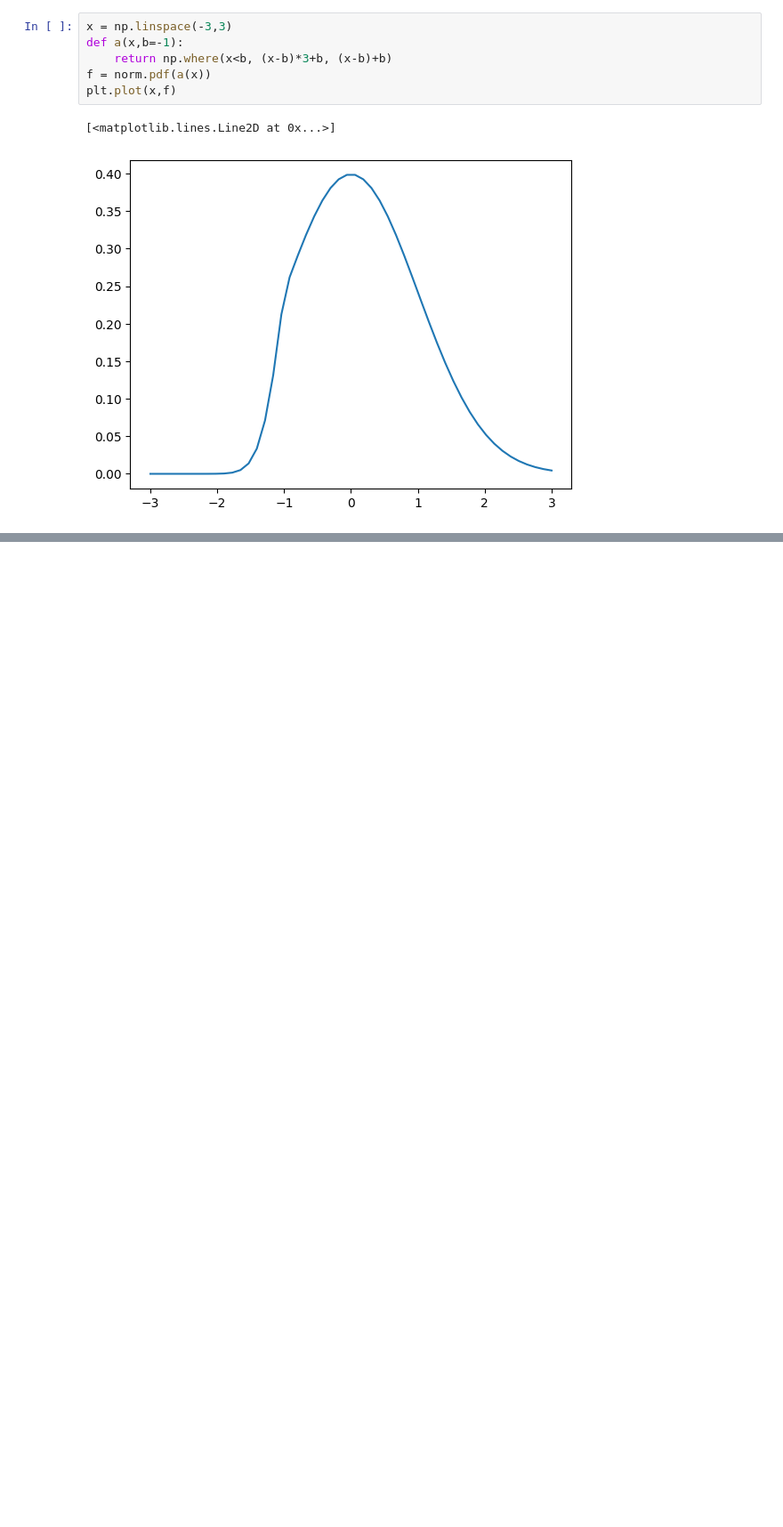
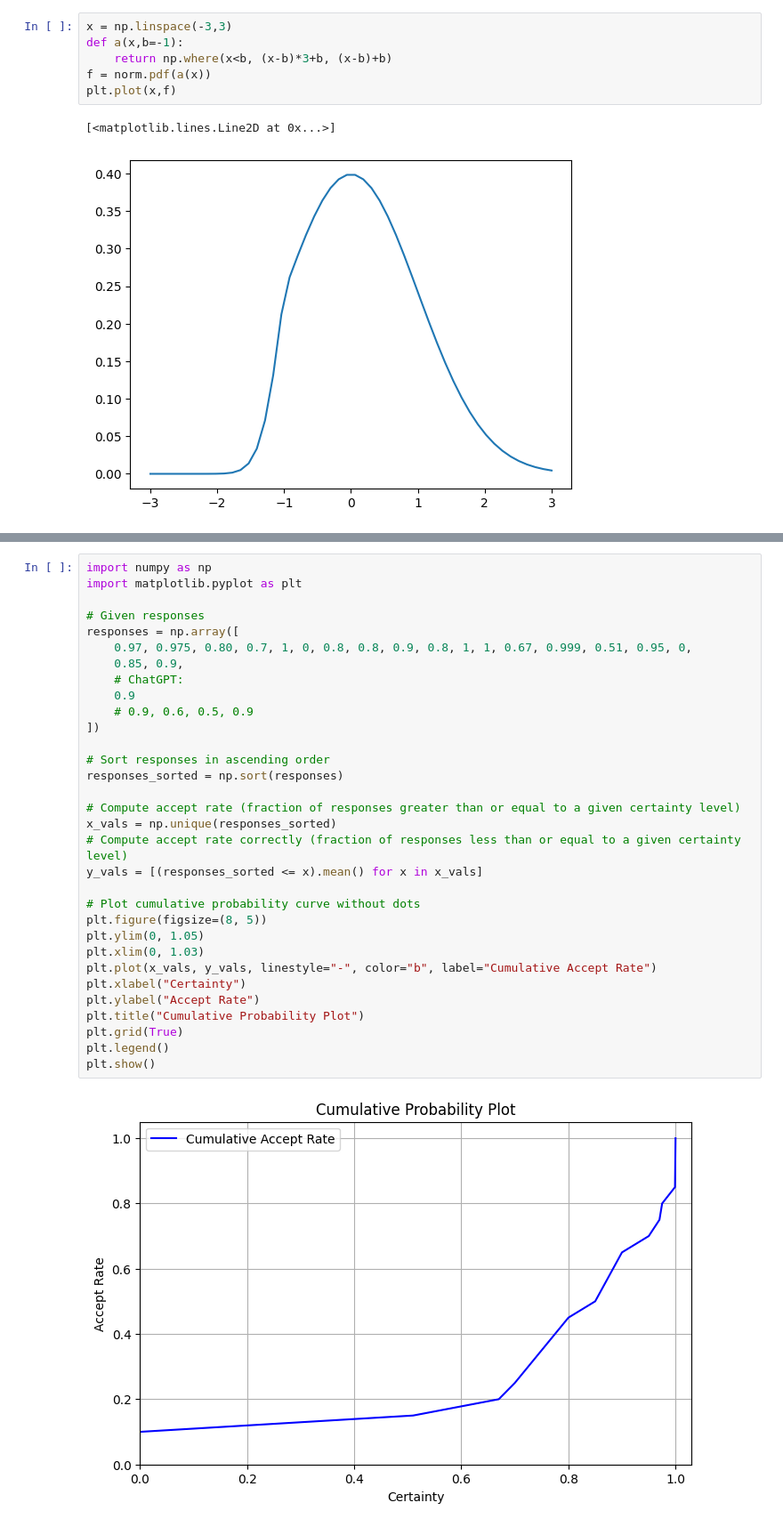
Before and after one commit to Vaakir/unsupervised-deep-learning-bachelor-thesis, a Jupyter notebook: private_.ipynb, the cells around one changed output, grey strips where cells are left out. Shown at 89% size. Saved outputs shown, nothing was run; the diff lists cells and outputs as text; blank space fills up the shorter version.

```diff
--- a/private_.ipynb
+++ b/private_.ipynb
@@ -13,0 +94,34 @@ plt.plot(x,f)
+# %%
+import numpy as np
+import matplotlib.pyplot as plt
+
+# Given responses
+responses = np.array([
+    0.97, 0.975, 0.80, 0.7, 1, 0, 0.8, 0.8, 0.9, 0.8, 1, 1, 0.67, 0.999, 0.51, 0.95, 0,
+    0.85, 0.9,
+    # ChatGPT:
+    0.9
+    # 0.9, 0.6, 0.5, 0.9
+])
+
+# Sort responses in ascending order
+responses_sorted = np.sort(responses)
+
+# Compute accept rate (fraction of responses greater than or equal to a given certainty level)
+x_vals = np.unique(responses_sorted)
+# Compute accept rate correctly (fraction of responses less than or equal to a given certainty level)
+y_vals = [(responses_sorted <= x).mean() for x in x_vals]
+
+# Plot cumulative probability curve without dots
+plt.figure(figsize=(8, 5))
+plt.ylim(0, 1.05)
+plt.xlim(0, 1.03)
+plt.plot(x_vals, y_vals, linestyle="-", color="b", label="Cumulative Accept Rate")
+plt.xlabel("Certainty")
+plt.ylabel("Accept Rate")
+plt.title("Cumulative Probability Plot")
+plt.grid(True)
+plt.legend()
+plt.show()
+# %% [output]
+[figure, added]
```
Also changed, not shown: parts of 7 cells of this notebook.
